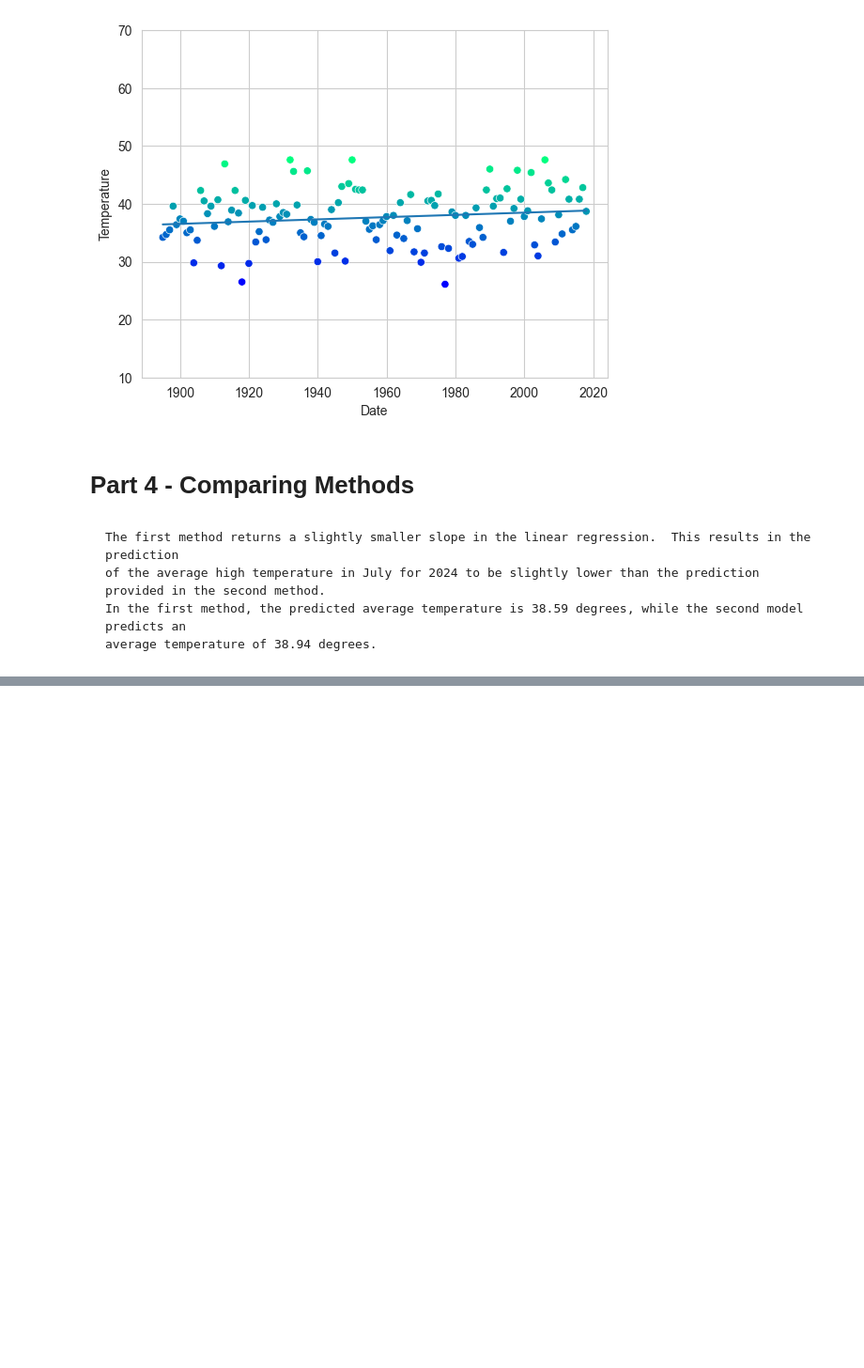
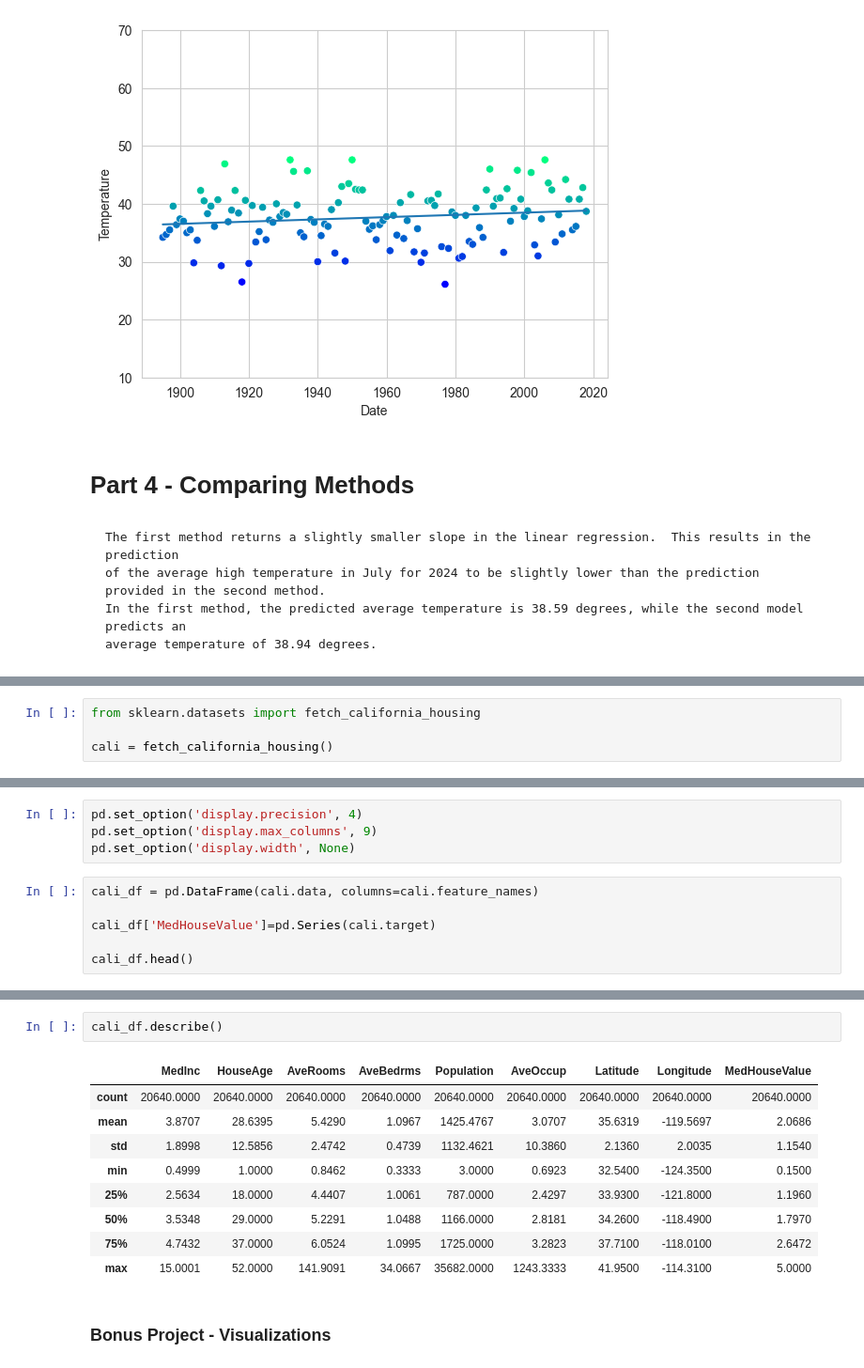
Before and after one commit to nhansen23/datafun-07-applied, a Jupyter notebook: nicole_ml.ipynb, the cells around one changed output, grey strips where cells are left out. Shown at 94% size. Saved outputs shown, nothing was run; the diff lists cells and outputs as text; blank space fills up the shorter version.

Commit message:
started bonus project

```diff
--- a/nicole_ml.ipynb
+++ b/nicole_ml.ipynb
@@ -214,0 +223,4 @@ average temperature of 38.94 degrees.
+# %%
+from sklearn.datasets import fetch_california_housing
+
+cali = fetch_california_housing()
@@ -214,0 +271,10 @@ average temperature of 38.94 degrees.
+# %%
+pd.set_option('display.precision', 4)
+pd.set_option('display.max_columns', 9)
+pd.set_option('display.width', None)
+# %%
+cali_df = pd.DataFrame(cali.data, columns=cali.feature_names)
+
+cali_df['MedHouseValue']=pd.Series(cali.target)
+
+cali_df.head()
@@ -214,0 +297,14 @@ average temperature of 38.94 degrees.
+# %%
+cali_df.describe()
+# %% [output]
+|  | MedInc | HouseAge | AveRooms | AveBedrms | Population | AveOccup | Latitude | Longitude | MedHouseValue |
+| count | 20640.0000 | 20640.0000 | 20640.0000 | 20640.0000 | 20640.0000 | 20640.0000 | 20640.0000 | 20640.0000 | 20640.0000 |
+| mean | 3.8707 | 28.6395 | 5.4290 | 1.0967 | 1425.4767 | 3.0707 | 35.6319 | -119.5697 | 2.0686 |
+| std | 1.8998 | 12.5856 | 2.4742 | 0.4739 | 1132.4621 | 10.3860 | 2.1360 | 2.0035 | 1.1540 |
+| min | 0.4999 | 1.0000 | 0.8462 | 0.3333 | 3.0000 | 0.6923 | 32.5400 | -124.3500 | 0.1500 |
+| 25% | 2.5634 | 18.0000 | 4.4407 | 1.0061 | 787.0000 | 2.4297 | 33.9300 | -121.8000 | 1.1960 |
+| 50% | 3.5348 | 29.0000 | 5.2291 | 1.0488 | 1166.0000 | 2.8181 | 34.2600 | -118.4900 | 1.7970 |
+| 75% | 4.7432 | 37.0000 | 6.0524 | 1.0995 | 1725.0000 | 3.2823 | 37.7100 | -118.0100 | 2.6472 |
+| max | 15.0001 | 52.0000 | 141.9091 | 34.0667 | 35682.0000 | 1243.3333 | 41.9500 | -114.3100 | 5.0000 |
+# %% [markdown]
+### Bonus Project - Visualizations
```
Also changed, not shown: parts of 10 cells of this notebook.
